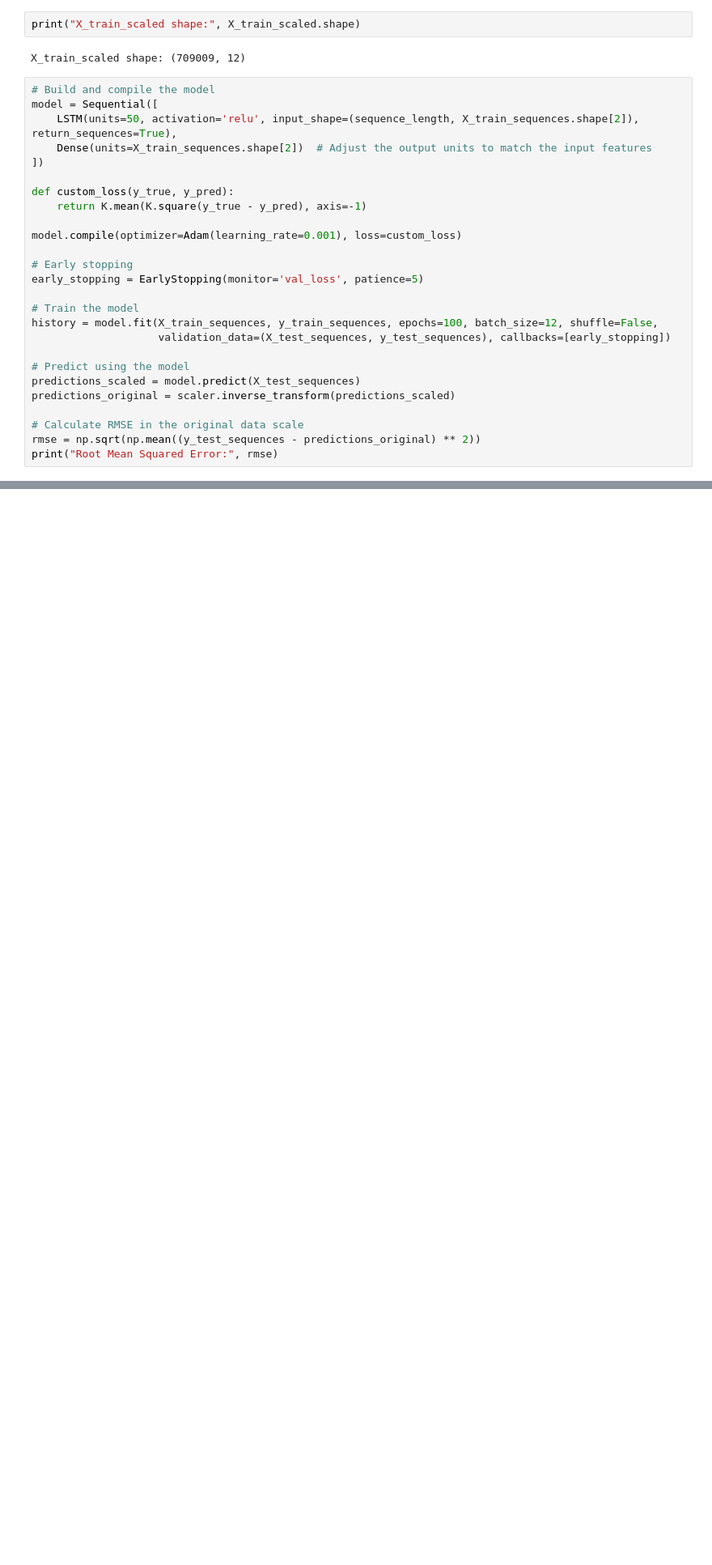
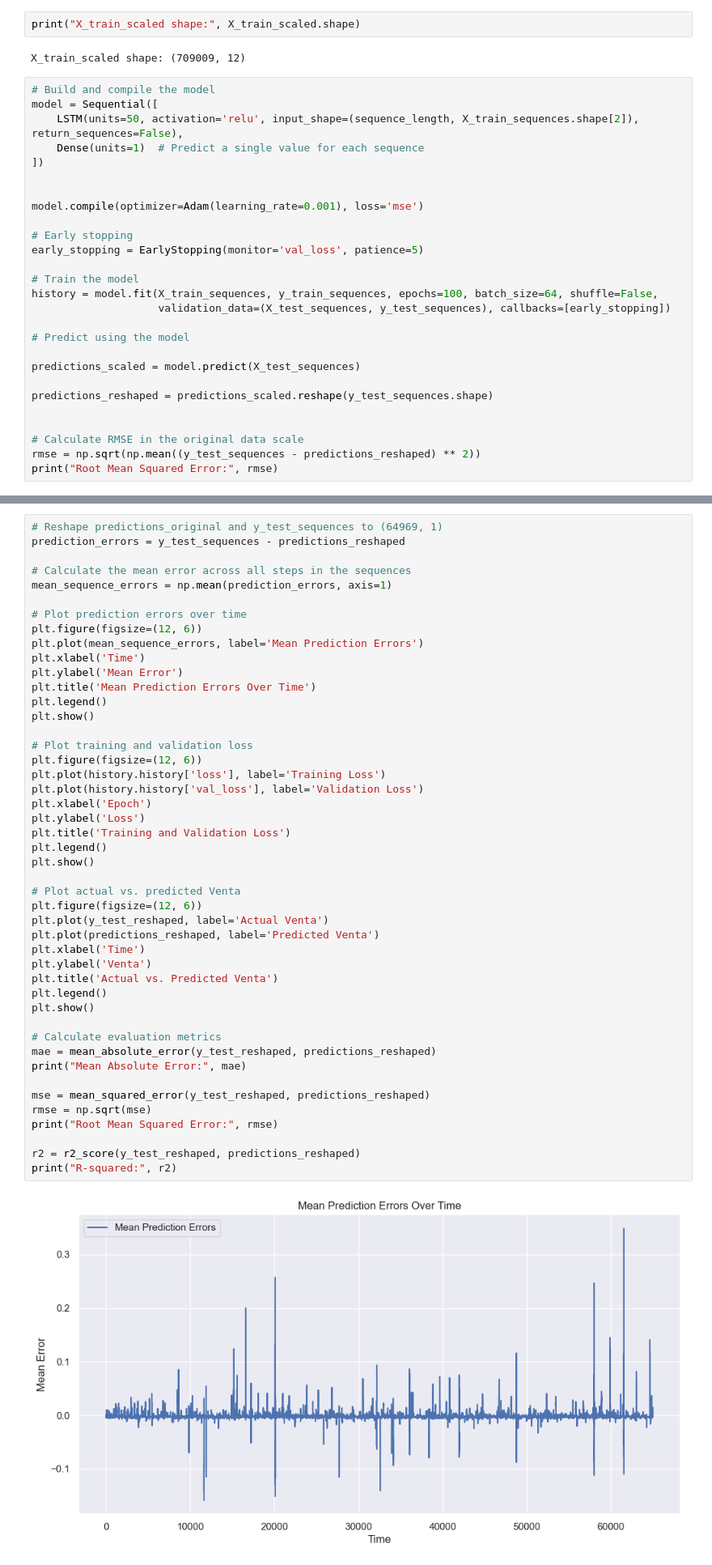
Before and after one commit to AlanMLCH/pythonDataScience, a Jupyter notebook: enkiForecasting/MLProcess.ipynb, the cells around one changed output, grey strips where cells are left out. Shown at 81% size. Cells and saved outputs as stored; diff of their text form; blank space fills up the shorter version.

Commit message:
evaluating my model with october

```diff
--- a/enkiForecasting/MLProcess.ipynb
+++ b/enkiForecasting/MLProcess.ipynb
@@ -265,28 +268,29 @@ X_train_scaled shape: (709009, 12)
 # %%
 # Build and compile the model
 model = Sequential([
-    LSTM(units=50, activation='relu', input_shape=(sequence_length, X_train_sequences.shape[2]), return_sequences=True),
-    Dense(units=X_train_sequences.shape[2])  # Adjust the output units to match the input features
+    LSTM(units=50, activation='relu', input_shape=(sequence_length, X_train_sequences.shape[2]), return_sequences=False),
+    Dense(units=1)  # Predict a single value for each sequence
 ])
 
-def custom_loss(y_true, y_pred):
-    return K.mean(K.square(y_true - y_pred), axis=-1)
 
-model.compile(optimizer=Adam(learning_rate=0.001), loss=custom_loss)
+model.compile(optimizer=Adam(learning_rate=0.001), loss='mse')
 
 # Early stopping
 early_stopping = EarlyStopping(monitor='val_loss', patience=5)
 
 # Train the model
-history = model.fit(X_train_sequences, y_train_sequences, epochs=100, batch_size=12, shuffle=False,
+history = model.fit(X_train_sequences, y_train_sequences, epochs=100, batch_size=64, shuffle=False,
                     validation_data=(X_test_sequences, y_test_sequences), callbacks=[early_stopping])
 
 # Predict using the model
+
 predictions_scaled = model.predict(X_test_sequences)
-predictions_original = scaler.inverse_transform(predictions_scaled)
+
+predictions_reshaped = predictions_scaled.reshape(y_test_sequences.shape)
+
 
 # Calculate RMSE in the original data scale
-rmse = np.sqrt(np.mean((y_test_sequences - predictions_original) ** 2))
+rmse = np.sqrt(np.mean((y_test_sequences - predictions_reshaped) ** 2))
 print("Root Mean Squared Error:", rmse)
 # %% [output]
 Epoch 1/100
@@ -303,0 +313,48 @@ plt.show()
+# %%
+# Reshape predictions_original and y_test_sequences to (64969, 1)
+prediction_errors = y_test_sequences - predictions_reshaped
+
+# Calculate the mean error across all steps in the sequences
+mean_sequence_errors = np.mean(prediction_errors, axis=1)
+
+# Plot prediction errors over time
+plt.figure(figsize=(12, 6))
+plt.plot(mean_sequence_errors, label='Mean Prediction Errors')
+plt.xlabel('Time')
+plt.ylabel('Mean Error')
+plt.title('Mean Prediction Errors Over Time')
+plt.legend()
+plt.show()
+
+# Plot training and validation loss
+plt.figure(figsize=(12, 6))
+plt.plot(history.history['loss'], label='Training Loss')
+plt.plot(history.history['val_loss'], label='Validation Loss')
+plt.xlabel('Epoch')
+plt.ylabel('Loss')
+plt.title('Training and Validation Loss')
+plt.legend()
+plt.show()
+
+# Plot actual vs. predicted Venta
+plt.figure(figsize=(12, 6))
+plt.plot(y_test_reshaped, label='Actual Venta')
+plt.plot(predictions_reshaped, label='Predicted Venta')
+plt.xlabel('Time')
+plt.ylabel('Venta')
+plt.title('Actual vs. Predicted Venta')
+plt.legend()
+plt.show()
+
+# Calculate evaluation metrics
+mae = mean_absolute_error(y_test_reshaped, predictions_reshaped)
+print("Mean Absolute Error:", mae)
+
+mse = mean_squared_error(y_test_reshaped, predictions_reshaped)
+rmse = np.sqrt(mse)
+print("Root Mean Squared Error:", rmse)
+
+r2 = r2_score(y_test_reshaped, predictions_reshaped)
+print("R-squared:", r2)
+# %% [output]
+[figure, added]
```
Also changed, not shown: parts of 15 cells of this notebook, 3 other files.
